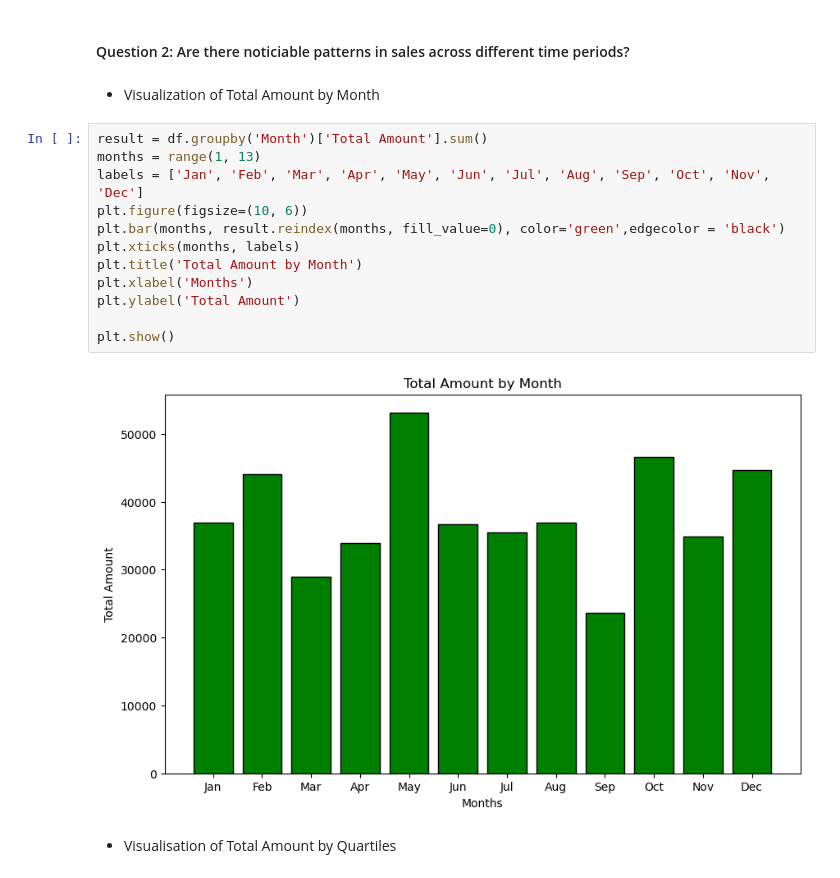
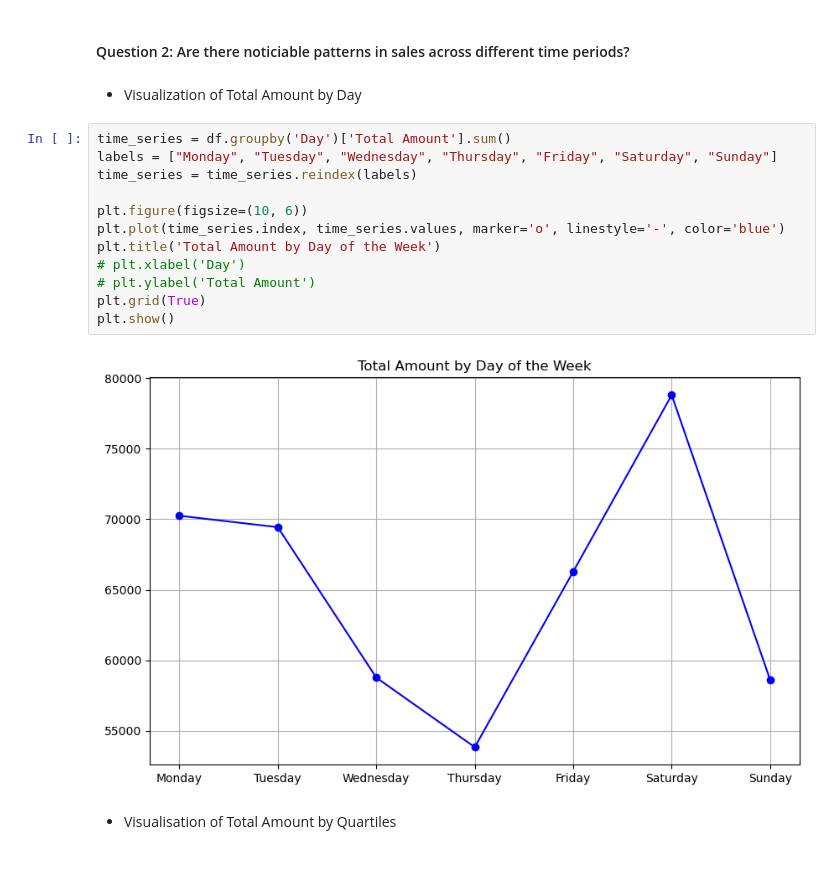
Before and after one commit to Hospoghosyan/Retail_Sales_Analysis, a Jupyter notebook: Retails_sales_analysis.ipynb, the cells around one changed output. Cells and saved outputs as stored; diff of their text form.

Commit message:
Changed barplot  of total amonut by month to time series graphic by day

```diff
--- a/Retails_sales_analysis.ipynb
+++ b/Retails_sales_analysis.ipynb
@@ -292,21 +292,21 @@ plt.show()
 # %% [markdown]
 #### Question 2: Are there noticiable patterns in sales across different time periods?
 # %% [markdown]
-* Visualization of Total Amount by Month
+* Visualization of Total Amount by Day
 # %%
-result = df.groupby('Month')['Total Amount'].sum()
-months = range(1, 13)
-labels = ['Jan', 'Feb', 'Mar', 'Apr', 'May', 'Jun', 'Jul', 'Aug', 'Sep', 'Oct', 'Nov', 'Dec']
+time_series = df.groupby('Day')['Total Amount'].sum()
+labels = ["Monday", "Tuesday", "Wednesday", "Thursday", "Friday", "Saturday", "Sunday"]
+time_series = time_series.reindex(labels)
+
 plt.figure(figsize=(10, 6))
-plt.bar(months, result.reindex(months, fill_value=0), color='green',edgecolor = 'black')
-plt.xticks(months, labels)
-plt.title('Total Amount by Month')
-plt.xlabel('Months')
-plt.ylabel('Total Amount')
-
+plt.plot(time_series.index, time_series.values, marker='o', linestyle='-', color='blue')
+plt.title('Total Amount by Day of the Week')
+# plt.xlabel('Day')
+# plt.ylabel('Total Amount')
+plt.grid(True)
 plt.show()
 # %% [output]
-[figure, old version]
+[figure, new version]
 # %% [markdown]
 * Visualisation of Total Amount by Quartiles
 # %%
```
